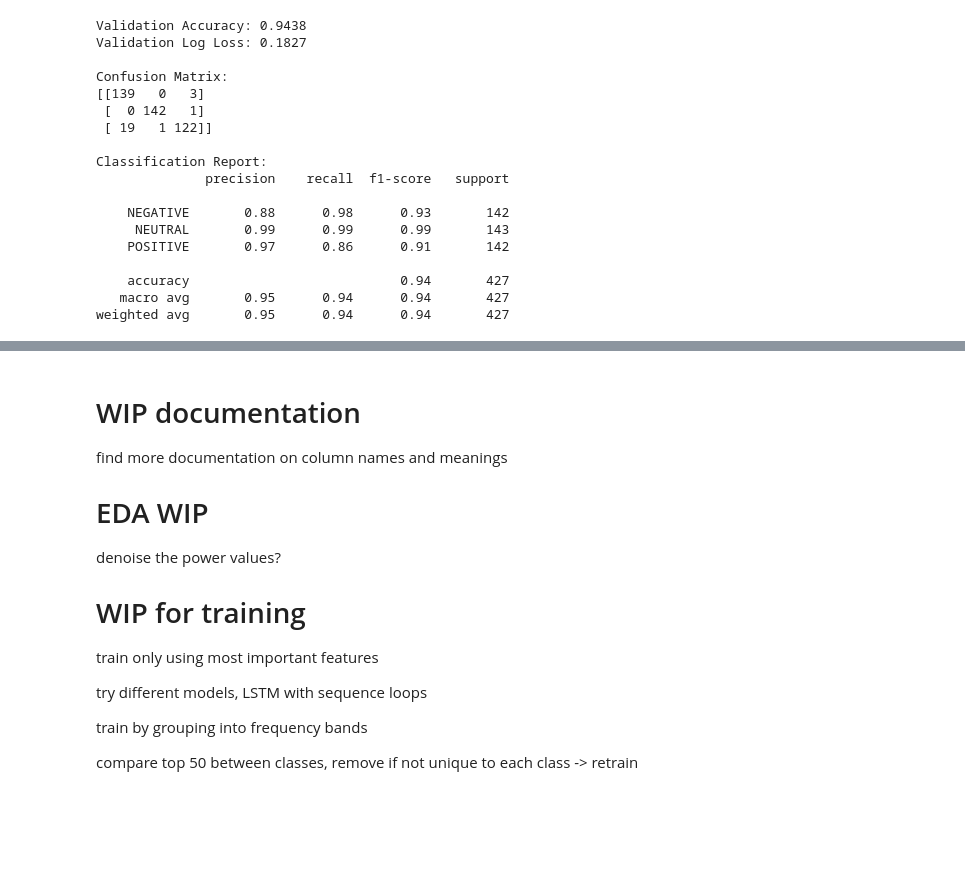
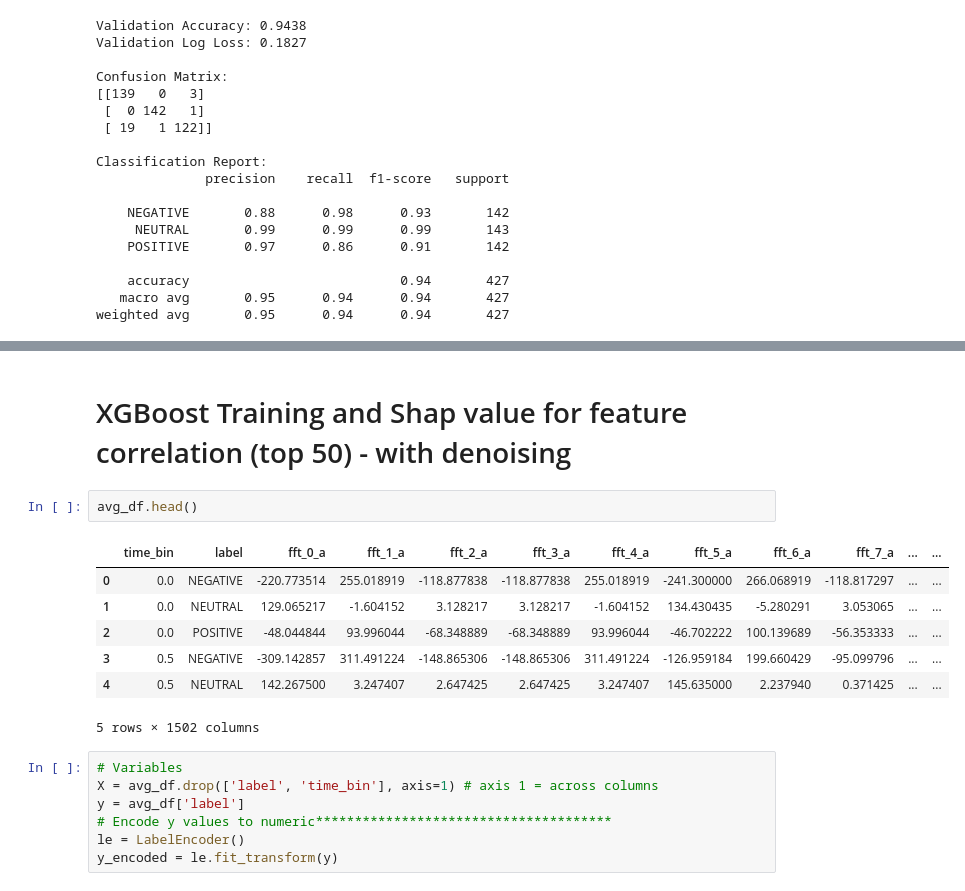
Before and after one commit to caliskate/neuro-emotion-classifier, a Jupyter notebook: neuro-emotion-classifier.ipynb, the cells around one changed output, grey strips where cells are left out. Cells and saved outputs as stored; diff of their text form; blank space fills up the shorter version.

```diff
--- a/neuro-emotion-classifier.ipynb
+++ b/neuro-emotion-classifier.ipynb
@@ -607,15 +519,19 @@ fft_df.filter(like='band').tail()
-# %% [markdown]
-# WIP documentation
-find more documentation on column names and meanings
-
-# EDA WIP
-denoise the power values?
-# WIP for training
-
-train only using most important features
-
-try different models, LSTM with sequence loops
-
-train by grouping into frequency bands
-
-compare top 50 between classes, remove if not unique to each class -> retrain
+# %% [markdown]
+# XGBoost Training and Shap value for feature correlation (top 50) - with denoising
+# %%
+avg_df.head()
+# %% [output]
+|  | time_bin | label | fft_0_a | fft_1_a | fft_2_a | fft_3_a | fft_4_a | fft_5_a | fft_6_a | fft_7_a | ... | ... |
+| 0 | 0.0 | NEGATIVE | -220.773514 | 255.018919 | -118.877838 | -118.877838 | 255.018919 | -241.300000 | 266.068919 | -118.817297 | ... | ... |
+| 1 | 0.0 | NEUTRAL | 129.065217 | -1.604152 | 3.128217 | 3.128217 | -1.604152 | 134.430435 | -5.280291 | 3.053065 | ... | ... |
+| 2 | 0.0 | POSITIVE | -48.044844 | 93.996044 | -68.348889 | -68.348889 | 93.996044 | -46.702222 | 100.139689 | -56.353333 | ... | ... |
+| 3 | 0.5 | NEGATIVE | -309.142857 | 311.491224 | -148.865306 | -148.865306 | 311.491224 | -126.959184 | 199.660429 | -95.099796 | ... | ... |
+| 4 | 0.5 | NEUTRAL | 142.267500 | 3.247407 | 2.647425 | 2.647425 | 3.247407 | 145.635000 | 2.237940 | 0.371425 | ... | ... |
+5 rows × 1502 columns
+# %%
+# Variables
+X = avg_df.drop(['label', 'time_bin'], axis=1) # axis 1 = across columns
+y = avg_df['label']
+# Encode y values to numeric**************************************
+le = LabelEncoder()
+y_encoded = le.fit_transform(y)
```
Also changed, not shown: parts of 33 cells of this notebook, 1 other file.
